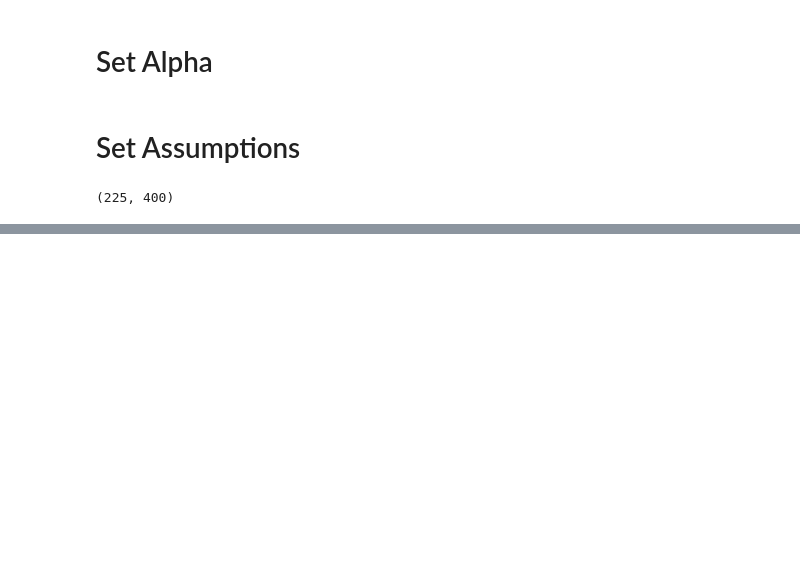
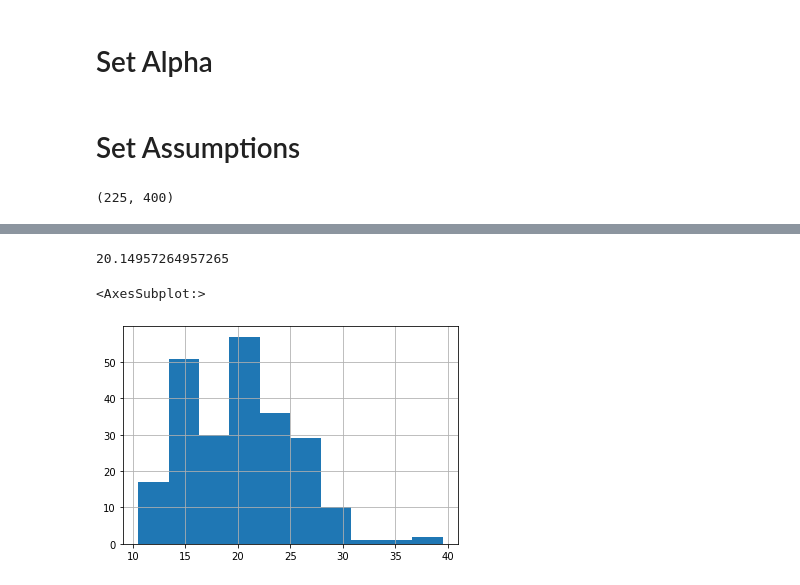
Before and after one commit to MatthewL09/statistics-exercises, a Jupyter notebook: hypothesis_testing.ipynb, the cells around one changed output, grey strips where cells are left out. Saved outputs shown, nothing was run; the diff lists cells and outputs as text; code cells hidden in the pictures; blank space fills up the shorter version.

```diff
--- a/hypothesis_testing.ipynb
+++ b/hypothesis_testing.ipynb
@@ -83,0 +204,3 @@ mpg.head
+# %%
+mpg = mpg.rename(columns={'class' : 'class_type'})
+mpg.head()
@@ -83,0 +214,10 @@ mpg.head
+# %%
+overall_efficiency = mpg.fuel_efficiency.mean()
+overall_efficiency
+# %% [output]
+20.14957264957265
+# %%
+mpg.fuel_efficiency.hist()
+# %% [output]
+<AxesSubplot:>
+[figure, added]
```
Also changed, not shown: parts of 36 cells of this notebook.
